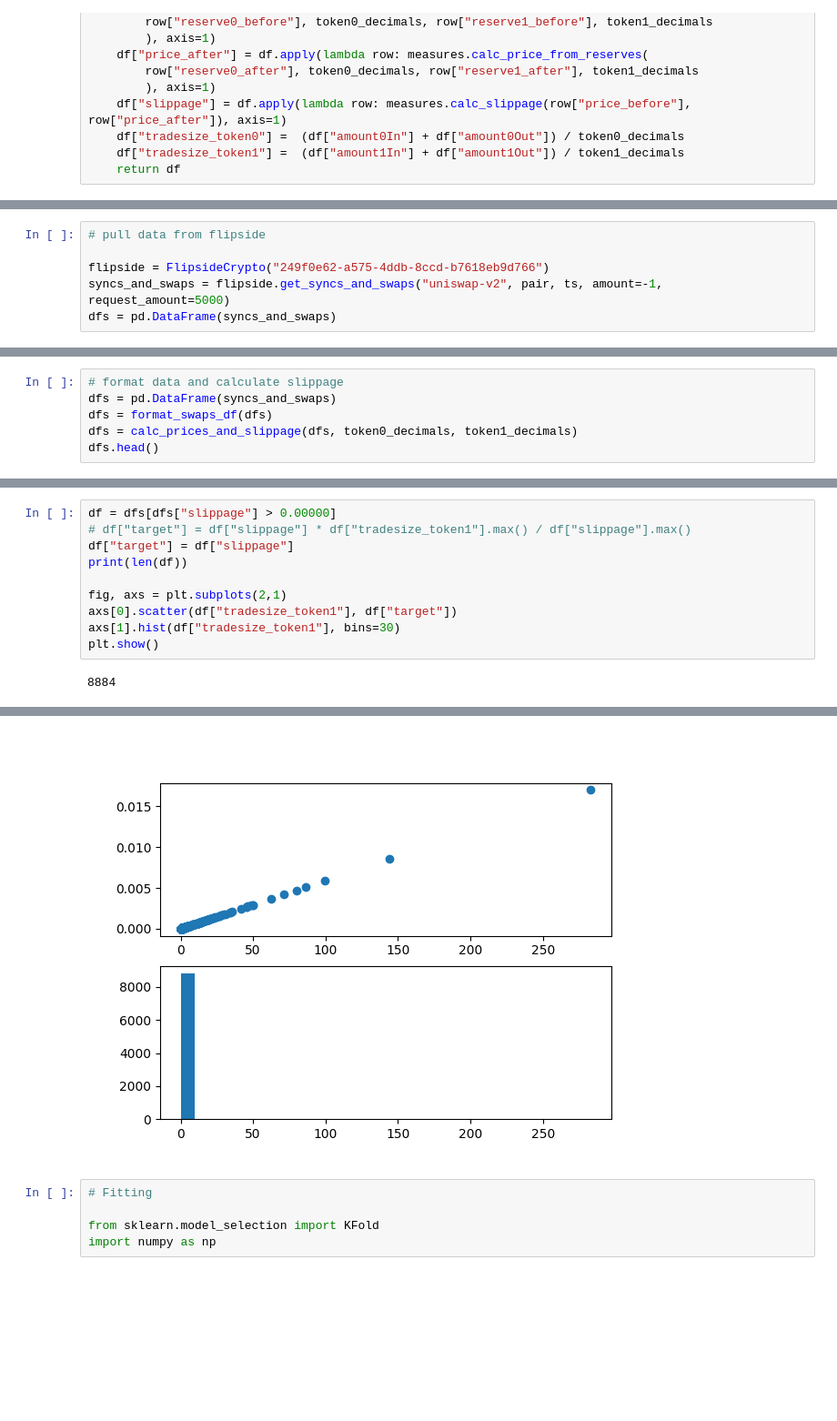
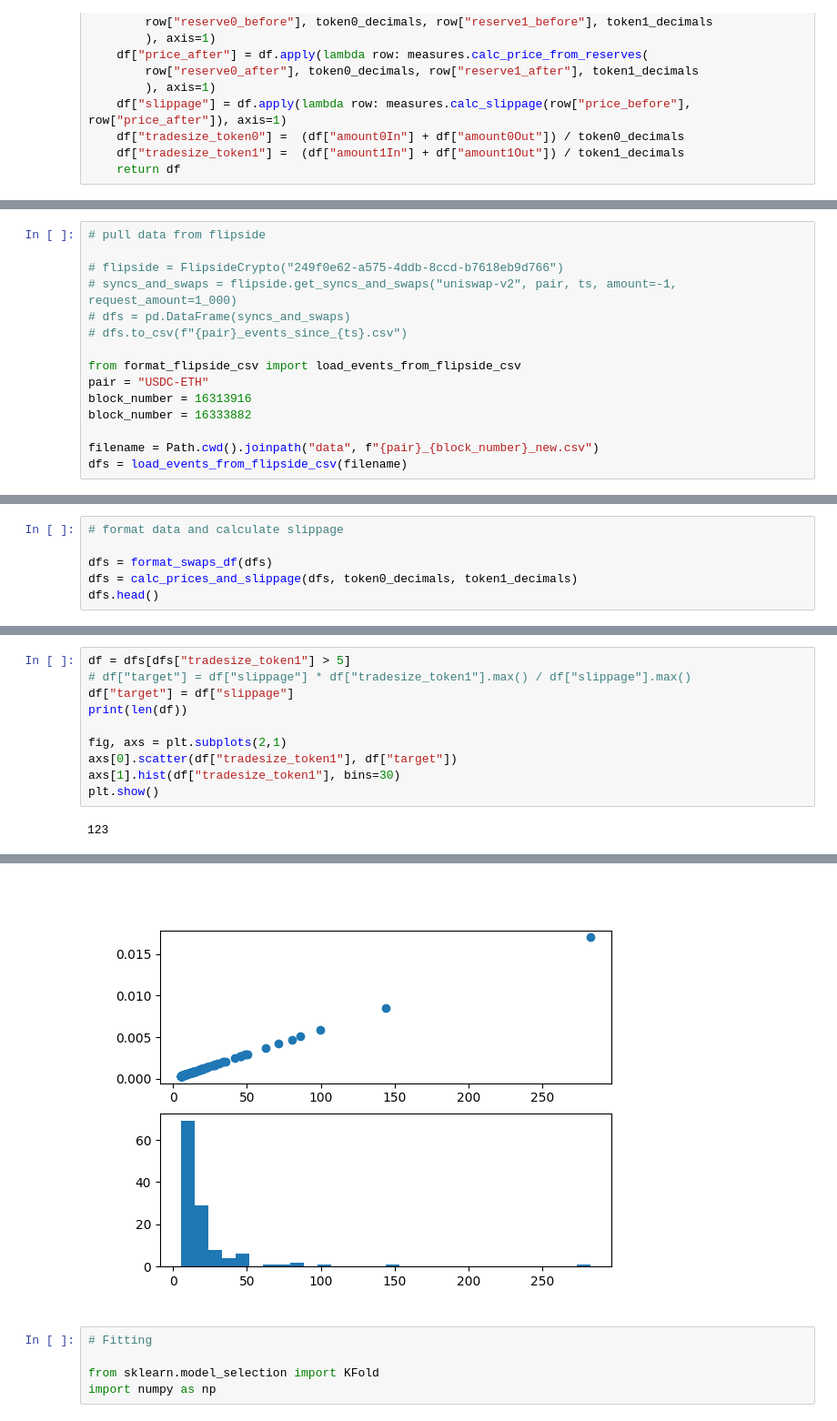
Before and after one commit to franwe/ChaosData, a Jupyter notebook: fit_slippage.ipynb, the cells around one changed output, grey strips where cells are left out. Shown at 91% size. Cells and saved outputs as stored; diff of their text form; blank space fills up the shorter version.

Commit message:
:construction: use data from flipside web app

```diff
--- a/fit_slippage.ipynb
+++ b/fit_slippage.ipynb
@@ -70,6 +75,15 @@ token1_decimals = 10**18
 # %%
 # pull data from flipside
 
-flipside = FlipsideCrypto("249f0e62-a575-4ddb-8ccd-b7618eb9d766")
-syncs_and_swaps = flipside.get_syncs_and_swaps("uniswap-v2", pair, ts, amount=-1, request_amount=5000)
-dfs = pd.DataFrame(syncs_and_swaps)
+# flipside = FlipsideCrypto("249f0e62-a575-4ddb-8ccd-b7618eb9d766")
+# syncs_and_swaps = flipside.get_syncs_and_swaps("uniswap-v2", pair, ts, amount=-1, request_amount=1_000)
+# dfs = pd.DataFrame(syncs_and_swaps)
+# dfs.to_csv(f"{pair}_events_since_{ts}.csv")
+
+from format_flipside_csv import load_events_from_flipside_csv
+pair = "USDC-ETH"
+block_number = 16313916
+block_number = 16333882
+
+filename = Path.cwd().joinpath("data", f"{pair}_{block_number}_new.csv")
+dfs = load_events_from_flipside_csv(filename)
@@ -76,6 +93,6 @@ dfs = pd.DataFrame(syncs_and_swaps)
 # %%
 # format data and calculate slippage
-dfs = pd.DataFrame(syncs_and_swaps)
+
 dfs = format_swaps_df(dfs)
 dfs = calc_prices_and_slippage(dfs, token0_decimals, token1_decimals)
 dfs.head()
@@ -96,5 +115,5 @@ plt.show()
 # %%
-df = dfs[dfs["slippage"] > 0.00000]
+df = dfs[dfs["tradesize_token1"] > 5]
 # df["target"] = df["slippage"] * df["tradesize_token1"].max() / df["slippage"].max()
 df["target"] = df["slippage"]
 print(len(df))
@@ -104,4 +123,4 @@ axs[0].scatter(df["tradesize_token1"], df["target"])
 axs[1].hist(df["tradesize_token1"], bins=30)
 plt.show()
 # %% [output]
-8884
+123
@@ -108,4 +132,4 @@ plt.show()
-[figure, old version]
+[figure, new version]
 # %%
 # Fitting
 
```
Also changed, not shown: parts of 10 cells of this notebook, 2 other files.
